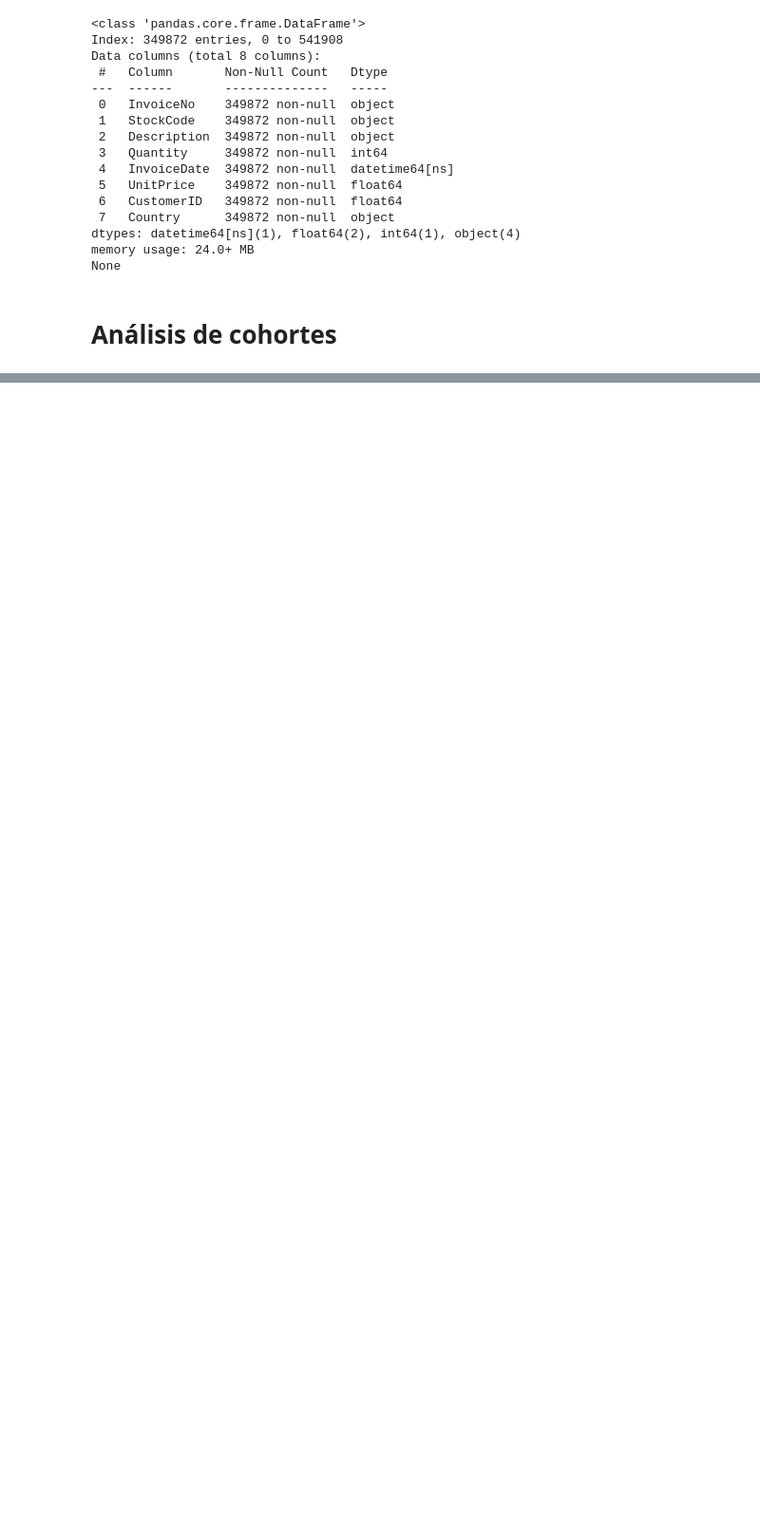
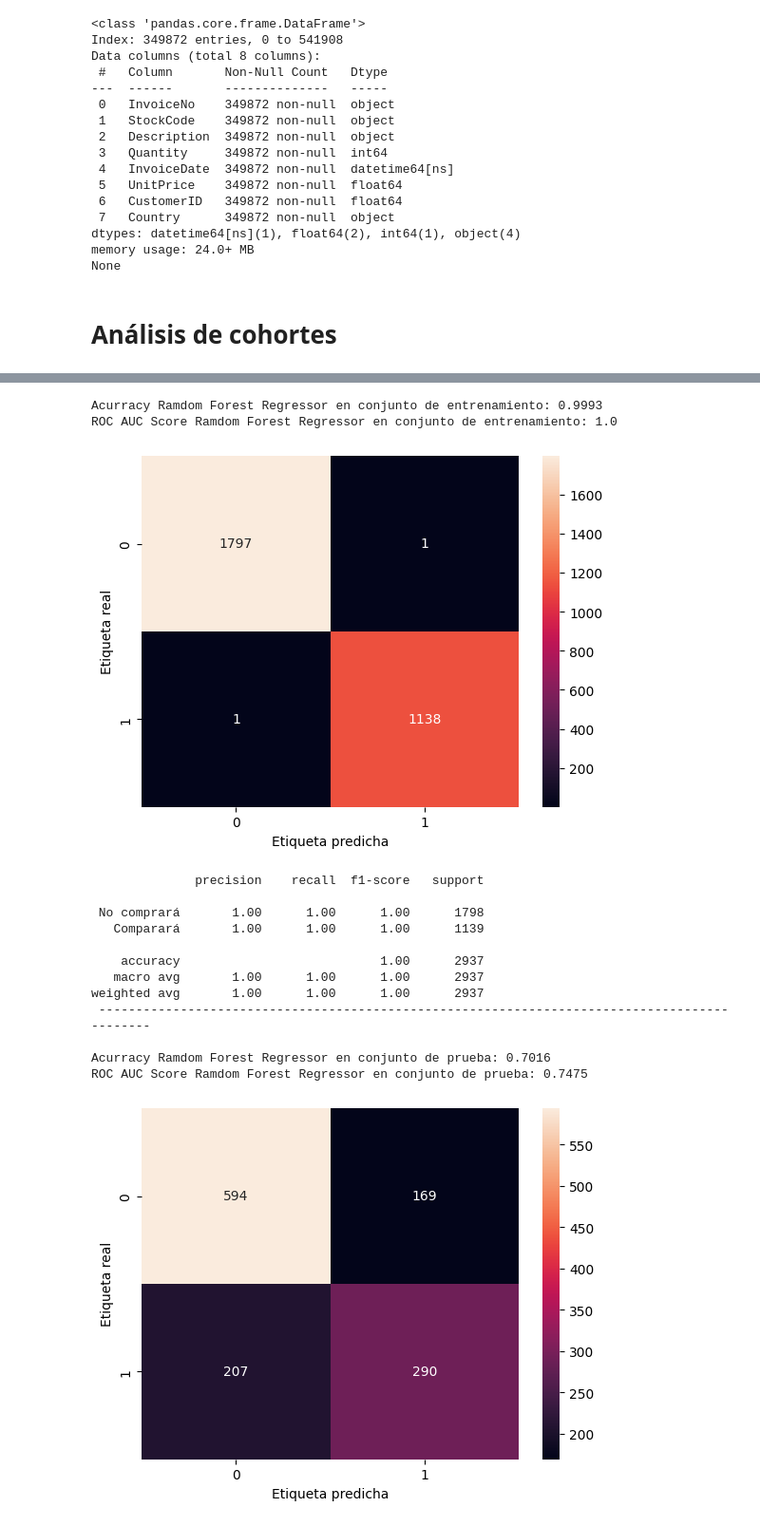
Before and after one commit to sezalo/CTCCitec, a Jupyter notebook: Desarrollo.ipynb, the cells around one changed output, grey strips where cells are left out. Shown: that part at 95% size. Saved outputs shown, nothing was run; the diff lists cells and outputs as text; code cells hidden in the pictures; blank space fills up the shorter version.

```diff
--- a/Desarrollo.ipynb
+++ b/Desarrollo.ipynb
@@ -336,0 +408,38 @@ Durante el primer mes se evidencia una caída promedio del 80% de los clientes q
+# %%
+# Métricas
+print(f'Acurracy Ramdom Forest Regressor en conjunto de entrenamiento: \
+{round(accuracy_score(y_train, clf.predict(X_train)),4)}')
+print(f'ROC AUC Score Ramdom Forest Regressor en conjunto de entrenamiento: \
+{round(roc_auc_score(y_train, clf.predict_proba(X_train)[:, 1]),4)}')
+ax = sb.heatmap(confusion_matrix(y_train, clf.predict(X_train)), annot=True, fmt='d')
+ax.set(xlabel="Etiqueta predicha", ylabel="Etiqueta real")
+plt.show()
+print(classification_report(y_train, clf.predict(X_train),target_names= ['No comprará','Comparará']),
+      '---------------------------------------------------------------------------------------------\n')
+
+print(f'Acurracy Ramdom Forest Regressor en conjunto de prueba: \
+{round(accuracy_score(y_test, clf.predict(X_test)),4)}')
+print(f'ROC AUC Score Ramdom Forest Regressor en conjunto de prueba: \
+{round(roc_auc_score(y_test, clf.predict_proba(X_test)[:, 1]),4)}')
+ax = sb.heatmap(confusion_matrix(y_test, clf.predict(X_test)), annot=True, fmt='d')
+ax.set(xlabel="Etiqueta predicha", ylabel="Etiqueta real")
+plt.show()
+
+print(classification_report(y_test, clf.predict(X_test),target_names= ['No comprará','Comparará']))
+# %% [output]
+Acurracy Ramdom Forest Regressor en conjunto de entrenamiento: 0.9993
+ROC AUC Score Ramdom Forest Regressor en conjunto de entrenamiento: 1.0
+[figure, added]
+              precision    recall  f1-score   support
+
+ No comprará       1.00      1.00      1.00      1798
+   Comparará       1.00      1.00      1.00      1139
+
+    accuracy                           1.00      2937
+   macro avg       1.00      1.00      1.00      2937
+weighted avg       1.00      1.00      1.00      2937
+ ---------------------------------------------------------------------------------------------
+
+Acurracy Ramdom Forest Regressor en conjunto de prueba: 0.7016
+ROC AUC Score Ramdom Forest Regressor en conjunto de prueba: 0.7475
+[figure, added]
```
Also changed, not shown: parts of 16 cells of this notebook, 1 other file.
